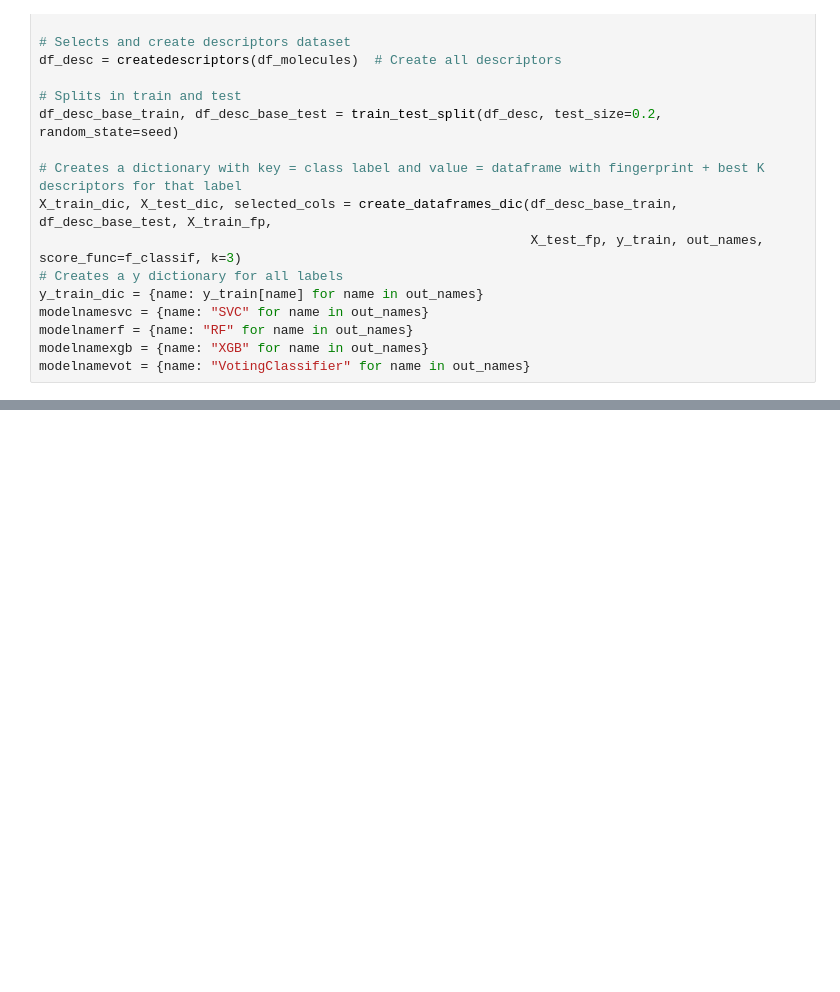
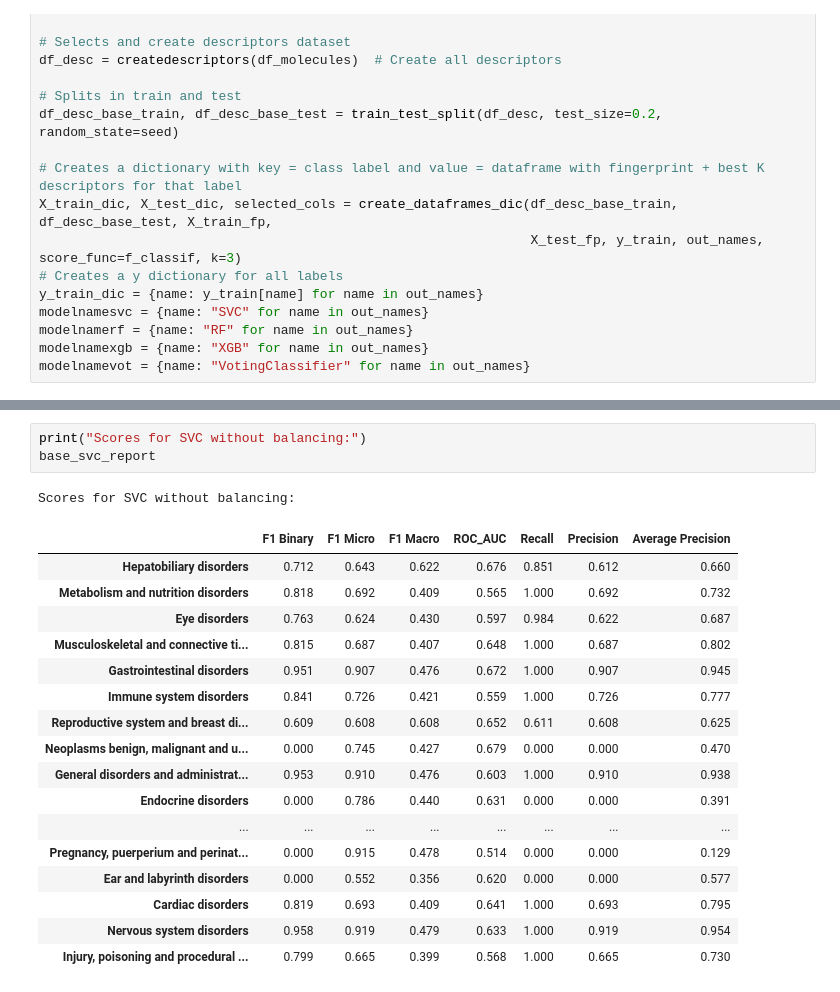
Before and after one commit to ricardoamferreira/Predicting-Adverse-Drug-Reactions-with-Machine-Learning, a Jupyter notebook: Predicting Adverse Drug Reactions With Machine Learning.ipynb, the cells around one changed output, grey strips where cells are left out. Cells and saved outputs as stored; diff of their text form; blank space fills up the shorter version.

```diff
--- a/Predicting Adverse Drug Reactions With Machine Learning.ipynb
+++ b/Predicting Adverse Drug Reactions With Machine Learning.ipynb
@@ -231,0 +239,22 @@ Average Precision score: Mean: 0.187 (Std: 0.049)
+# %%
+print("Scores for SVC without balancing:")
+base_svc_report
+# %% [output]
+Scores for SVC without balancing:
+|  | F1 Binary | F1 Micro | F1 Macro | ROC_AUC | Recall | Precision | Average Precision |
+| Hepatobiliary disorders | 0.712 | 0.643 | 0.622 | 0.676 | 0.851 | 0.612 | 0.660 |
+| Metabolism and nutrition disorders | 0.818 | 0.692 | 0.409 | 0.565 | 1.000 | 0.692 | 0.732 |
+| Eye disorders | 0.763 | 0.624 | 0.430 | 0.597 | 0.984 | 0.622 | 0.687 |
+| Musculoskeletal and connective ti... | 0.815 | 0.687 | 0.407 | 0.648 | 1.000 | 0.687 | 0.802 |
+| Gastrointestinal disorders | 0.951 | 0.907 | 0.476 | 0.672 | 1.000 | 0.907 | 0.945 |
+| Immune system disorders | 0.841 | 0.726 | 0.421 | 0.559 | 1.000 | 0.726 | 0.777 |
+| Reproductive system and breast di... | 0.609 | 0.608 | 0.608 | 0.652 | 0.611 | 0.608 | 0.625 |
+| Neoplasms benign, malignant and u... | 0.000 | 0.745 | 0.427 | 0.679 | 0.000 | 0.000 | 0.470 |
+| General disorders and administrat... | 0.953 | 0.910 | 0.476 | 0.603 | 1.000 | 0.910 | 0.938 |
+| Endocrine disorders | 0.000 | 0.786 | 0.440 | 0.631 | 0.000 | 0.000 | 0.391 |
+| ... | ... | ... | ... | ... | ... | ... | ... |
+| Pregnancy, puerperium and perinat... | 0.000 | 0.915 | 0.478 | 0.514 | 0.000 | 0.000 | 0.129 |
+| Ear and labyrinth disorders | 0.000 | 0.552 | 0.356 | 0.620 | 0.000 | 0.000 | 0.577 |
+| Cardiac disorders | 0.819 | 0.693 | 0.409 | 0.641 | 1.000 | 0.693 | 0.795 |
+| Nervous system disorders | 0.958 | 0.919 | 0.479 | 0.633 | 1.000 | 0.919 | 0.954 |
+| Injury, poisoning and procedural ... | 0.799 | 0.665 | 0.399 | 0.568 | 1.000 | 0.665 | 0.730 |
```
Also changed, not shown: parts of 20 cells of this notebook, 4 other files.
